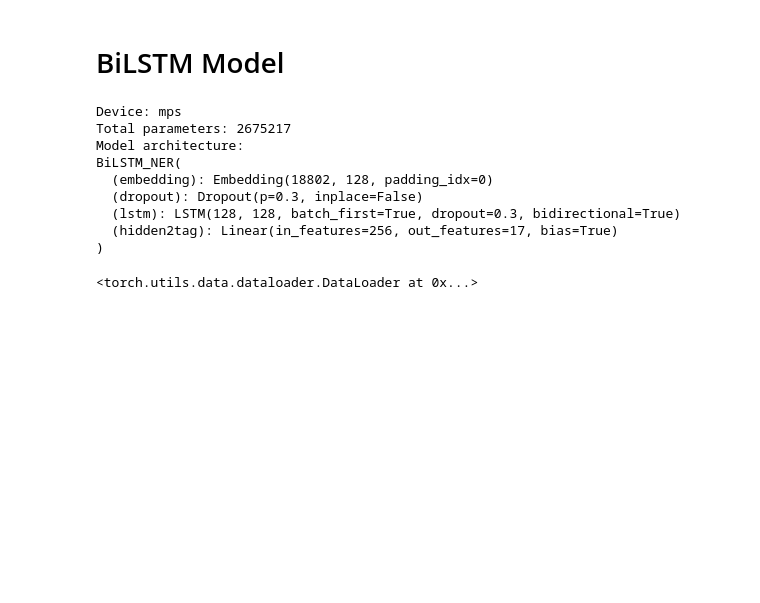
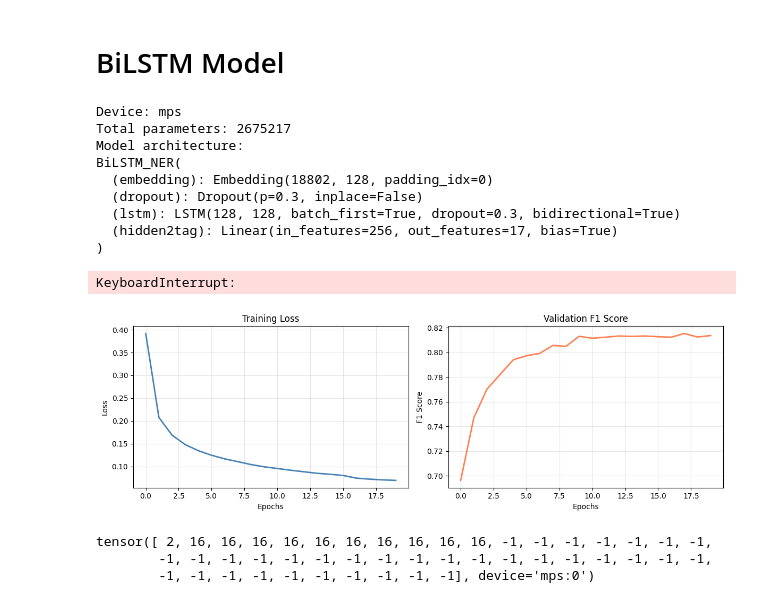
Before and after one commit to vishnusai2005/BILSTM_NAME_ENTITY_RECOGNITION, a Jupyter notebook: BILSTM_NAMED_ENTITY/BILSTM_NAME_ENTITY.ipynb, the cells around one changed output. Cells and saved outputs as stored; diff of their text form; code cells hidden in the pictures; blank space fills up the shorter version.

```diff
--- a/BILSTM_NAMED_ENTITY/BILSTM_NAME_ENTITY.ipynb
+++ b/BILSTM_NAMED_ENTITY/BILSTM_NAME_ENTITY.ipynb
@@ -245,7 +254,61 @@ for epoch in range(20):
         total_loss += loss.item()
     avg_train_loss = total_loss / len(train_loader)
     model.eval()
+    all_preds , all_labels = [], []
+    with torch.no_grad():
+        for x, y in val_loader:
+            x, y = x.to(device), y.to(device)
+            logits = model(x)
+            preds = torch.argmax(logits, dim = -1)
+            for pred_seq, label_seq in zip(preds, y):
+                pred_tags, true_tags = [], []
+                for p , l in zip(pred_seq, label_seq):
+                    if l.item() == -1:
+                        continue
+                    pred_tags.append(idx2tag[p.item()])
+                    true_tags.append(idx2tag[l.item()])
+                all_preds.append(pred_tags)
+                all_labels.append(true_tags)
+    val_f1 = f1_score(all_labels, all_preds)
+    scheduler.step(1 - val_f1)
+    history["train_loss"].append(avg_train_loss)
+    history["val_f1"].append(val_f1)
+    print(f"Epoch {epoch+1:2d} | Loss: {avg_train_loss:.4f} | Val F1: {val_f1:.4f} | LR: {optimizer.param_groups[0]['lr']:.6f}")
+
+    #Early Stopping
+    if val_f1 > best_val_f1:
+        best_val_f1 = val_f1
+        torch.save(model.state_dict(), "best_bilstm_ner.pt")
+        patience_counter = 0
+    else:
+        patience_counter += 1
+        if patience_counter >= 5:
+            print("Early stopping triggered.")
+            break
+    print(f"\nBest validation F1: {best_val_f1:.4f}")
+# %% [output]
+KeyboardInterrupt:
 # %%
-train_loader
+import matplotlib.pyplot as plt
+fig, (ax1, ax2) = plt.subplots(1,2, figsize = (12,4))
+ax1.plot(history["train_loss"], color = "steelblue", linewidth = 2)
+ax1.set_title("Training Loss")
+ax1.set_xlabel("Epochs")
+ax1.set_ylabel("Loss")
+ax1.grid(True , alpha = 0.3)
+
+ax2.plot(history["val_f1"], color = "coral", linewidth = 2)
+ax2.set_title("Validation F1 Score")
+ax2.set_xlabel("Epochs")
+ax2.set_ylabel("F1 Score")
+ax2.grid(True, alpha = 0.3)
+plt.tight_layout()
+plt.show()
 # %% [output]
-<torch.utils.data.dataloader.DataLoader at 0x...>
+[figure, added]
+# %%
+label_seq
+# %% [output]
+tensor([ 2, 16, 16, 16, 16, 16, 16, 16, 16, 16, 16, -1, -1, -1, -1, -1, -1, -1,
+        -1, -1, -1, -1, -1, -1, -1, -1, -1, -1, -1, -1, -1, -1, -1, -1, -1, -1,
+        -1, -1, -1, -1, -1, -1, -1, -1, -1, -1], device='mps:0')
```
Also changed, not shown: parts of 5 cells of this notebook, 1 other file.
